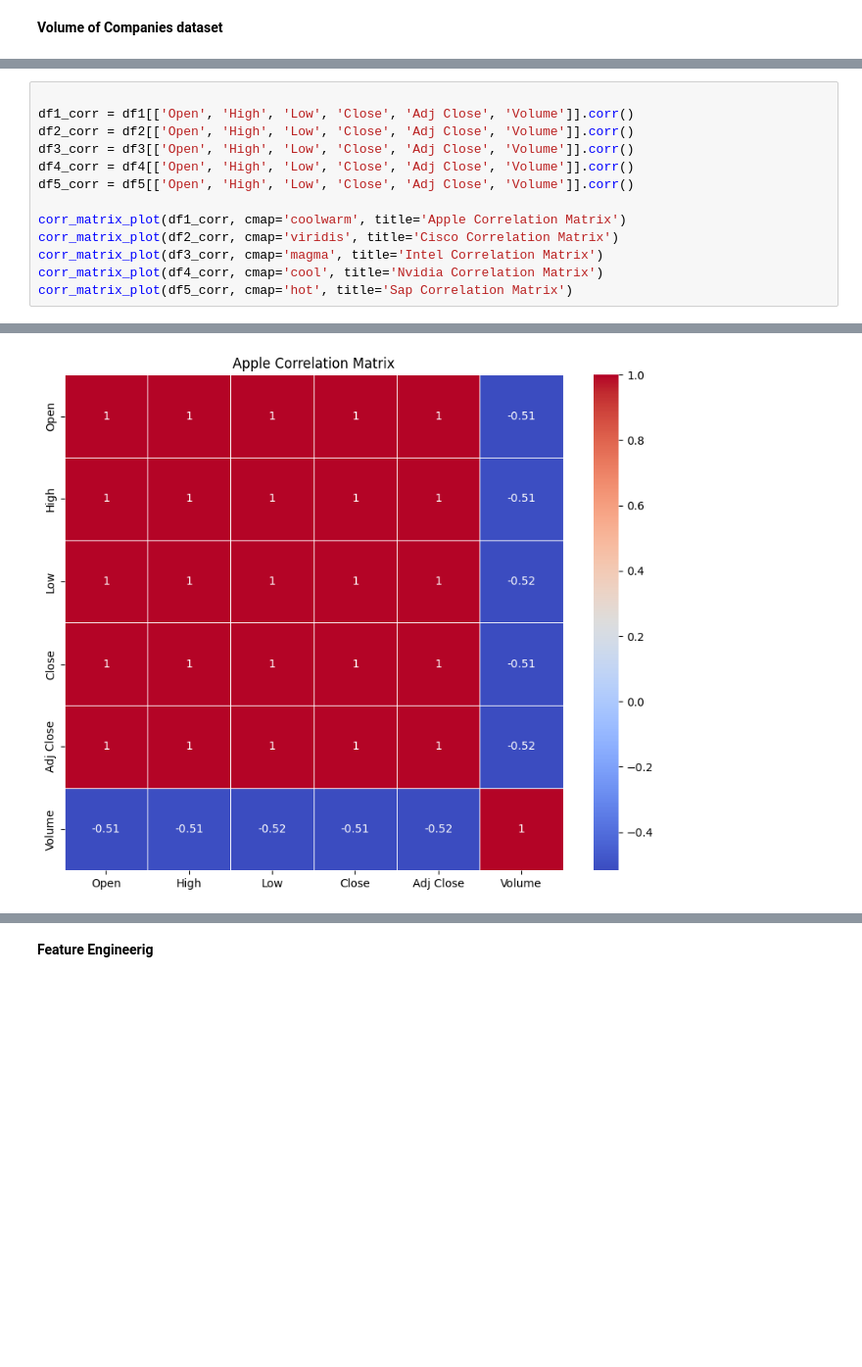
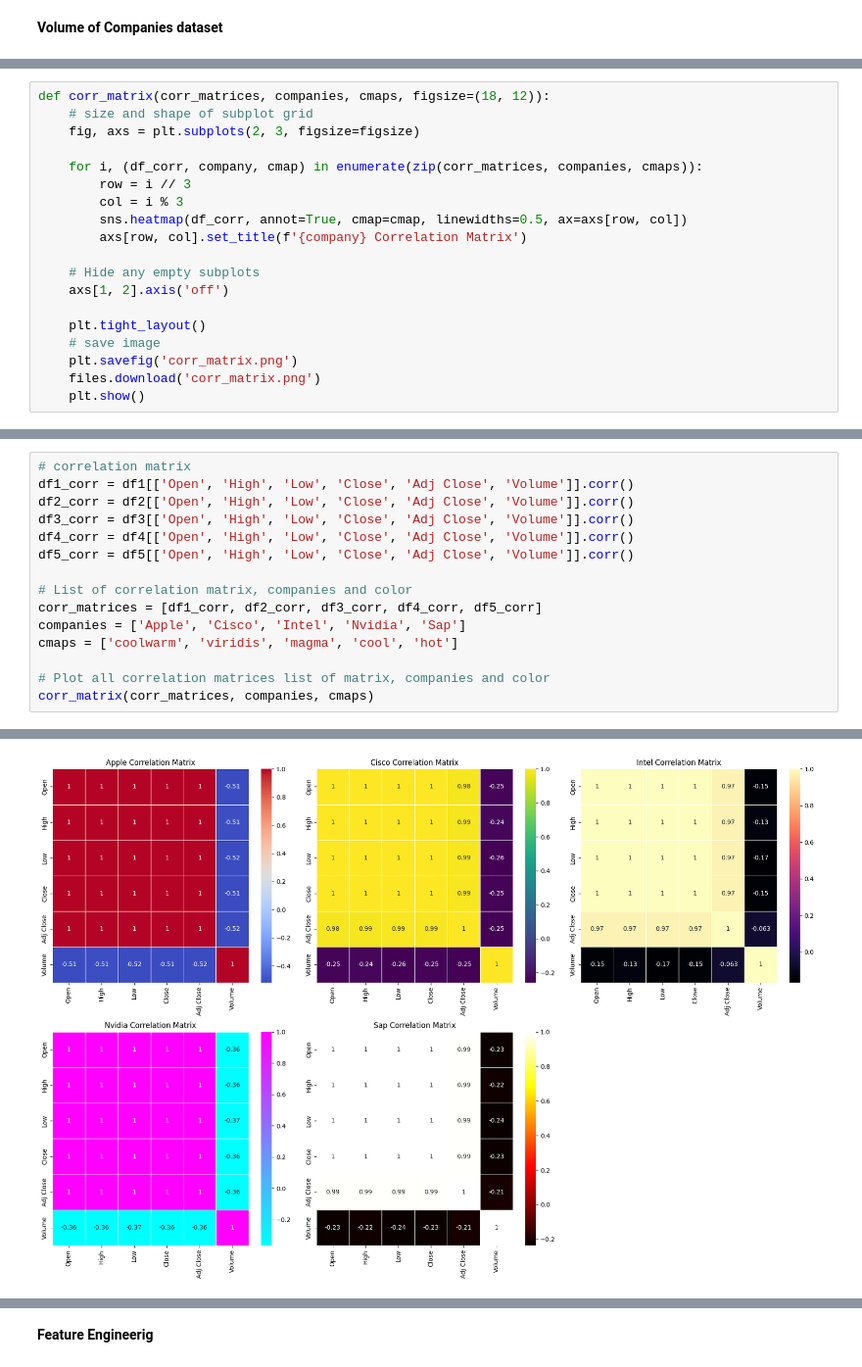
Before and after one commit to RajaOsama08/Stock-Market-Prediction, a Jupyter notebook: Stock_market_Prediction.ipynb, the cells around one changed output, grey strips where cells are left out. Shown: that part at 98% size. Cells and saved outputs as stored; diff of their text form; blank space fills up the shorter version.

```diff
--- a/Stock_market_Prediction.ipynb
+++ b/Stock_market_Prediction.ipynb
@@ -179,0 +195,19 @@ def corr_matrix_plot(df_corr, cmap, figsize=(10, 8), title=''):
+# %%
+def corr_matrix(corr_matrices, companies, cmaps, figsize=(18, 12)):
+    # size and shape of subplot grid
+    fig, axs = plt.subplots(2, 3, figsize=figsize)
+
+    for i, (df_corr, company, cmap) in enumerate(zip(corr_matrices, companies, cmaps)):
+        row = i // 3
+        col = i % 3
+        sns.heatmap(df_corr, annot=True, cmap=cmap, linewidths=0.5, ax=axs[row, col])
+        axs[row, col].set_title(f'{company} Correlation Matrix')
+
+    # Hide any empty subplots
+    axs[1, 2].axis('off')
+
+    plt.tight_layout()
+    # save image
+    plt.savefig('corr_matrix.png')
+    files.download('corr_matrix.png')
+    plt.show()
@@ -180,14 +216,16 @@ def corr_matrix_plot(df_corr, cmap, figsize=(10, 8), title=''):
 # %%
-
+# correlation matrix
 df1_corr = df1[['Open', 'High', 'Low', 'Close', 'Adj Close', 'Volume']].corr()
 df2_corr = df2[['Open', 'High', 'Low', 'Close', 'Adj Close', 'Volume']].corr()
 df3_corr = df3[['Open', 'High', 'Low', 'Close', 'Adj Close', 'Volume']].corr()
 df4_corr = df4[['Open', 'High', 'Low', 'Close', 'Adj Close', 'Volume']].corr()
 df5_corr = df5[['Open', 'High', 'Low', 'Close', 'Adj Close', 'Volume']].corr()
 
-corr_matrix_plot(df1_corr, cmap='coolwarm', title='Apple Correlation Matrix')
-corr_matrix_plot(df2_corr, cmap='viridis', title='Cisco Correlation Matrix')
-corr_matrix_plot(df3_corr, cmap='magma', title='Intel Correlation Matrix')
-corr_matrix_plot(df4_corr, cmap='cool', title='Nvidia Correlation Matrix')
-corr_matrix_plot(df5_corr, cmap='hot', title='Sap Correlation Matrix')
+# List of correlation matrix, companies and color
+corr_matrices = [df1_corr, df2_corr, df3_corr, df4_corr, df5_corr]
+companies = ['Apple', 'Cisco', 'Intel', 'Nvidia', 'Sap']
+cmaps = ['coolwarm', 'viridis', 'magma', 'cool', 'hot']
+
+# Plot all correlation matrices list of matrix, companies and color
+corr_matrix(corr_matrices, companies, cmaps)
 # %% [output]
@@ -194 +234 @@ corr_matrix_plot(df5_corr, cmap='hot', title='Sap Correlation Matrix')
-[figure, old version]
+[figure, new version]
```
Also changed, not shown: parts of 24 cells of this notebook.
